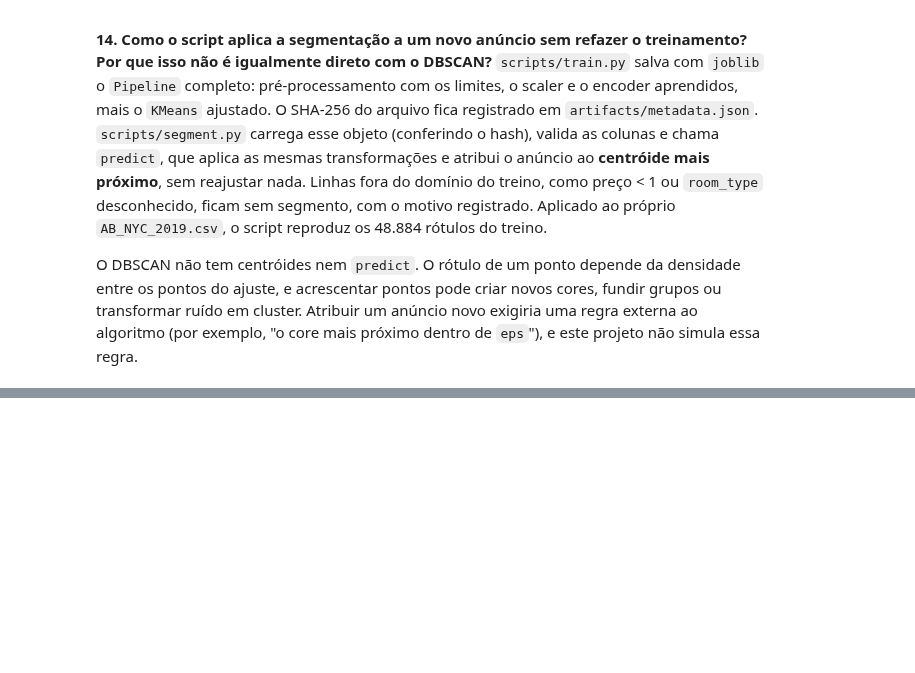
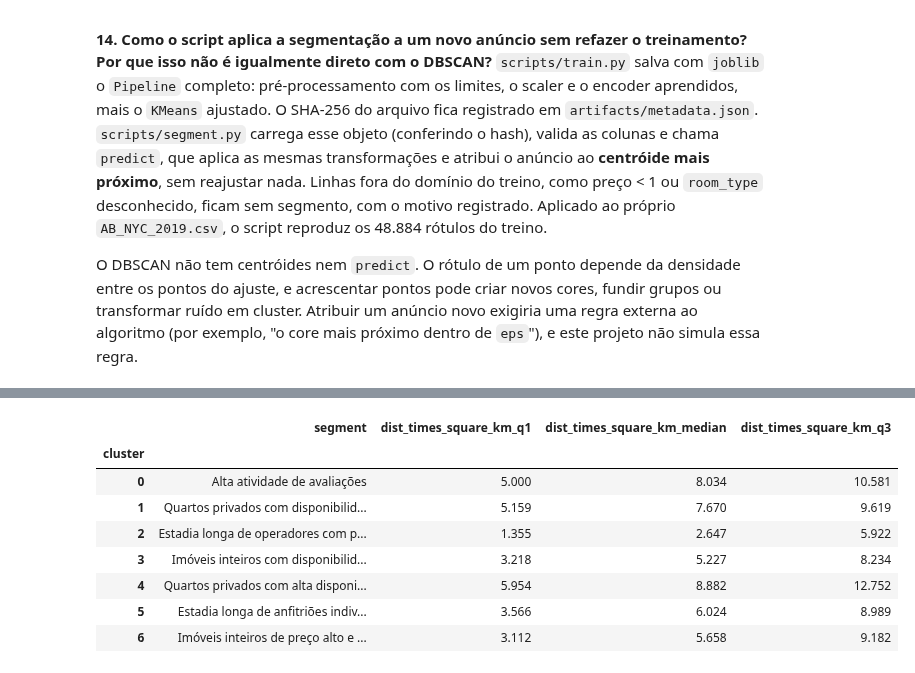
Before and after one commit to JPedroti/airbnb-nyc-clustering-segmentation, a Jupyter notebook: notebooks/02_clustering.ipynb, the cells around one changed output, grey strips where cells are left out. Cells and saved outputs as stored; diff of their text form; code cells hidden in the pictures; blank space fills up the shorter version.

```diff
--- a/notebooks/02_clustering.ipynb
+++ b/notebooks/02_clustering.ipynb
@@ -1472,0 +1555,15 @@ algoritmo (por exemplo, "o core mais próximo dentro de `eps`"), e este projeto
+# %%
+segment_distance = profiling.distance_profile(segments, "cluster", segment_order)
+segment_distance.insert(0, "segment", [name_map[c] for c in segment_order])
+segment_distance.to_csv(config.REPORTS_DIR / "segment_distance_times_square.csv")
+segment_distance
+# %% [output]
+|  | segment | dist_times_square_km_q1 | dist_times_square_km_median | dist_times_square_km_q3 |
+| cluster |  |  |  |  |
+| 0 | Alta atividade de avaliações | 5.000 | 8.034 | 10.581 |
+| 1 | Quartos privados com disponibilid... | 5.159 | 7.670 | 9.619 |
+| 2 | Estadia longa de operadores com p... | 1.355 | 2.647 | 5.922 |
+| 3 | Imóveis inteiros com disponibilid... | 3.218 | 5.227 | 8.234 |
+| 4 | Quartos privados com alta disponi... | 5.954 | 8.882 | 12.752 |
+| 5 | Estadia longa de anfitriões indiv... | 3.566 | 6.024 | 8.989 |
+| 6 | Imóveis inteiros de preço alto e ... | 3.112 | 5.658 | 9.182 |
```
Also changed, not shown: parts of 11 cells of this notebook, 23 other files.
